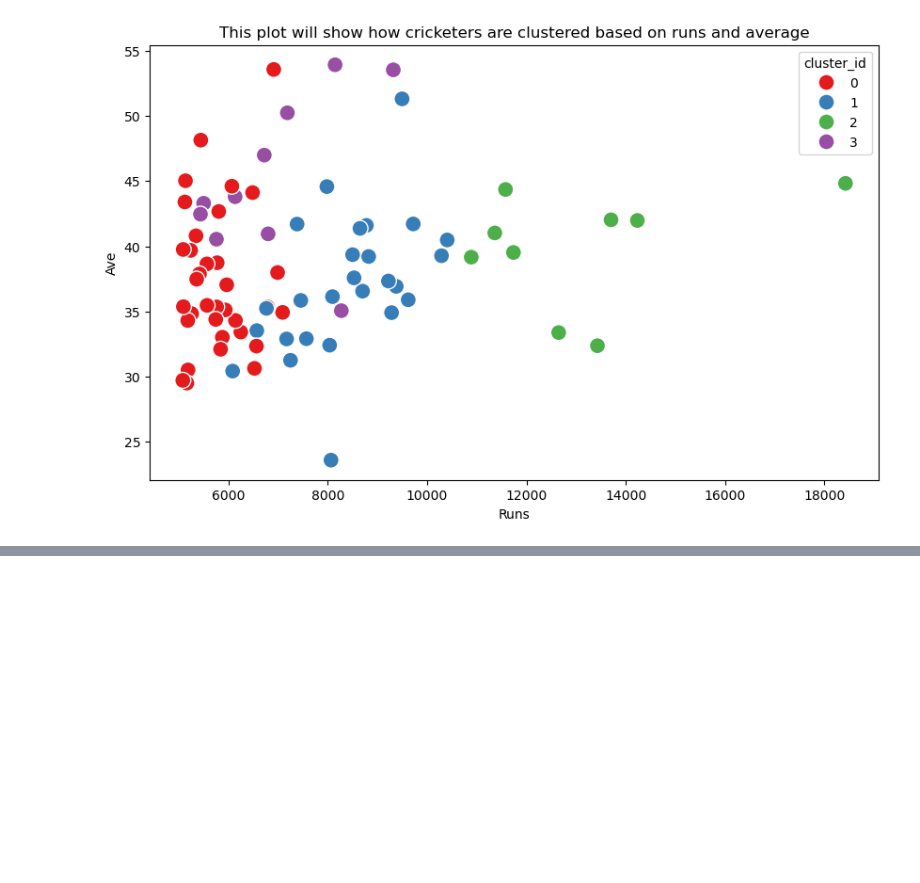
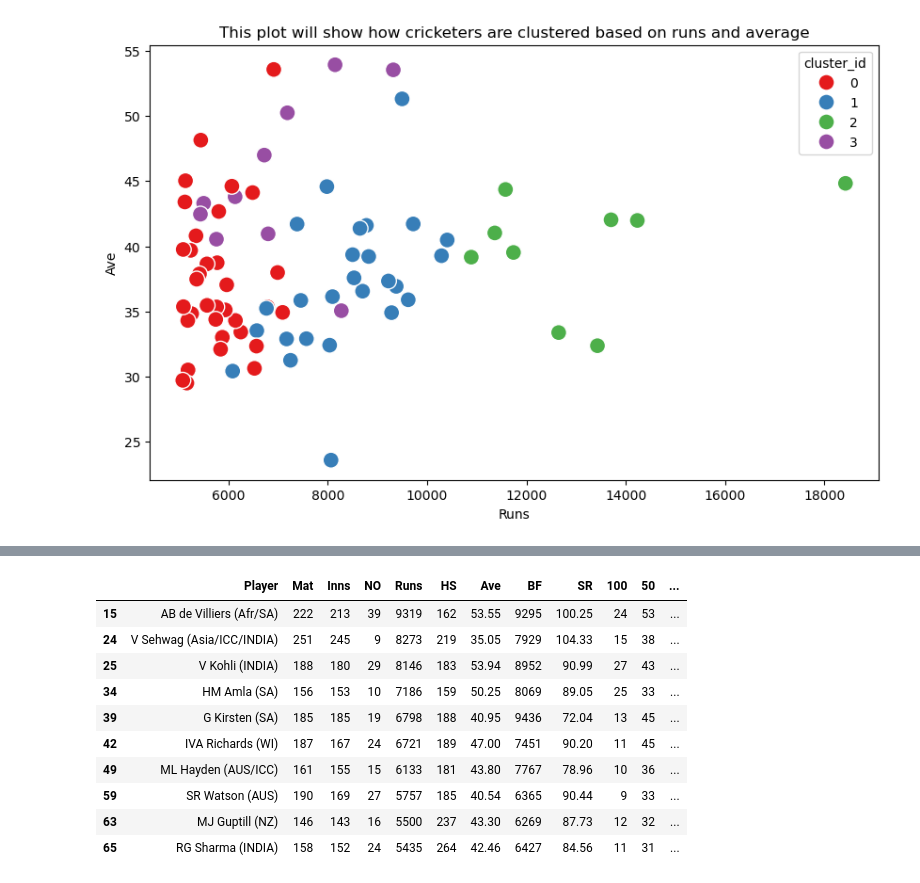
Before and after one commit to ashutoshkarspacex-cmd/Cricket_Batsman_Ranker, a Jupyter notebook: Batsmen_classifier.ipynb, the cells around one changed output, grey strips where cells are left out. Cells and saved outputs as stored; diff of their text form; code cells hidden in the pictures; blank space fills up the shorter version.

```diff
--- a/Batsmen_classifier.ipynb
+++ b/Batsmen_classifier.ipynb
@@ -264,0 +331,15 @@ fig.show()
+# %%
+group4 = df[df['cluster_id']==3]
+group4
+# %% [output]
+|  | Player | Mat | Inns | NO | Runs | HS | Ave | BF | SR | 100 | 50 | ... |
+| 15 | AB de Villiers (Afr/SA) | 222 | 213 | 39 | 9319 | 162 | 53.55 | 9295 | 100.25 | 24 | 53 | ... |
+| 24 | V Sehwag (Asia/ICC/INDIA) | 251 | 245 | 9 | 8273 | 219 | 35.05 | 7929 | 104.33 | 15 | 38 | ... |
+| 25 | V Kohli (INDIA) | 188 | 180 | 29 | 8146 | 183 | 53.94 | 8952 | 90.99 | 27 | 43 | ... |
+| 34 | HM Amla (SA) | 156 | 153 | 10 | 7186 | 159 | 50.25 | 8069 | 89.05 | 25 | 33 | ... |
+| 39 | G Kirsten (SA) | 185 | 185 | 19 | 6798 | 188 | 40.95 | 9436 | 72.04 | 13 | 45 | ... |
+| 42 | IVA Richards (WI) | 187 | 167 | 24 | 6721 | 189 | 47.00 | 7451 | 90.20 | 11 | 45 | ... |
+| 49 | ML Hayden (AUS/ICC) | 161 | 155 | 15 | 6133 | 181 | 43.80 | 7767 | 78.96 | 10 | 36 | ... |
+| 59 | SR Watson (AUS) | 190 | 169 | 27 | 5757 | 185 | 40.54 | 6365 | 90.44 | 9 | 33 | ... |
+| 63 | MJ Guptill (NZ) | 146 | 143 | 16 | 5500 | 237 | 43.30 | 6269 | 87.73 | 12 | 32 | ... |
+| 65 | RG Sharma (INDIA) | 158 | 152 | 24 | 5435 | 264 | 42.46 | 6427 | 84.56 | 11 | 31 | ... |
```
Also changed, not shown: parts of 5 cells of this notebook, 6 other files.
